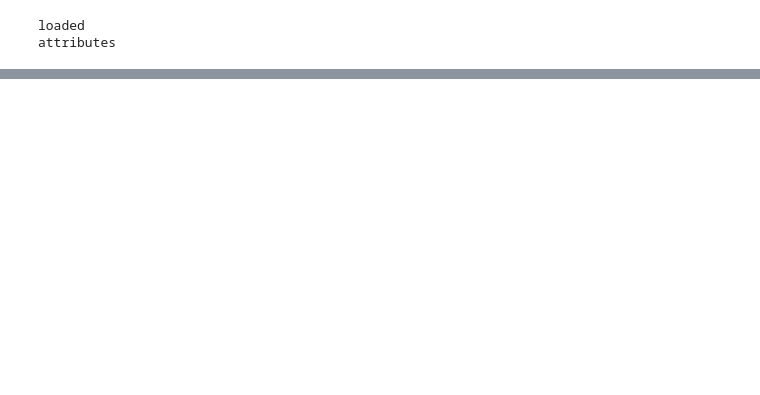
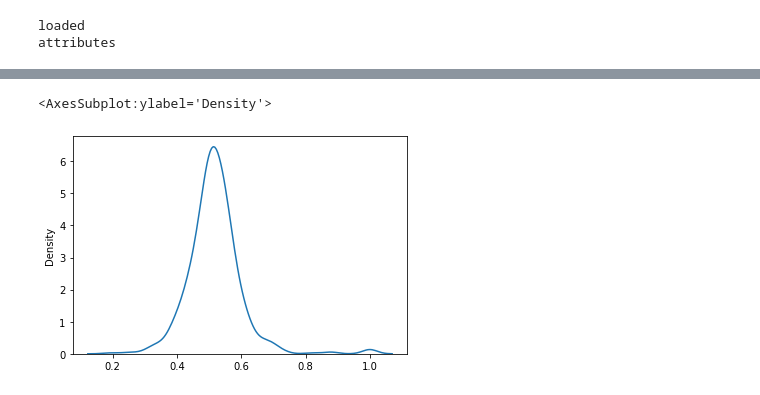
Before and after one commit to FedericoMz/FairNet, a Jupyter notebook: AMARE.ipynb, the cells around one changed output, grey strips where cells are left out. Cells and saved outputs as stored; diff of their text form; code cells hidden in the pictures; blank space fills up the shorter version.

```diff
--- a/AMARE.ipynb
+++ b/AMARE.ipynb
@@ -137,0 +287,5 @@ Node with no links
+# %%
+sns.kdeplot(context_to_kde)
+# %% [output]
+<AxesSubplot:ylabel='Density'>
+[figure, added]
```
Also changed, not shown: parts of 26 cells of this notebook.
